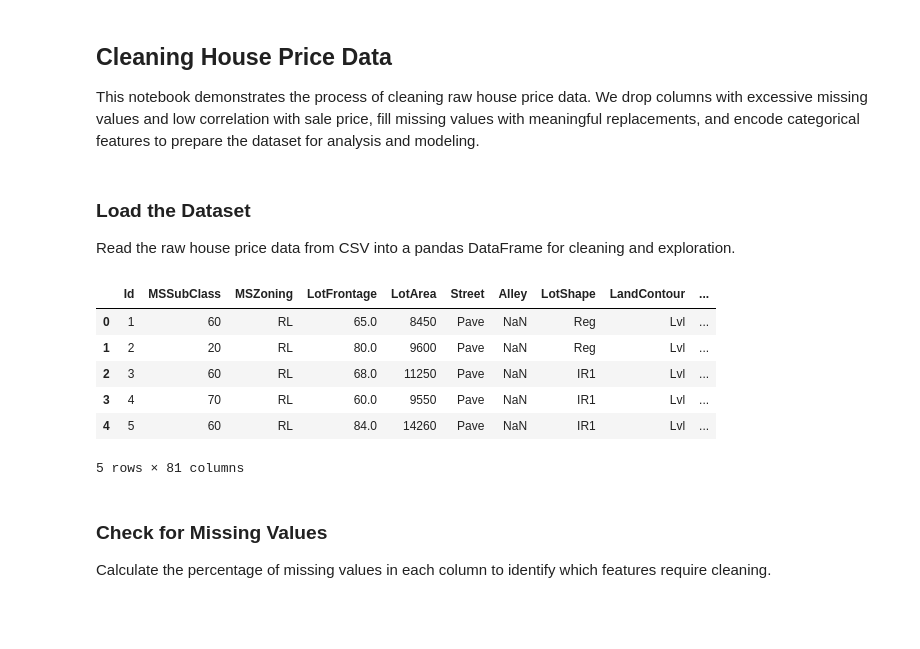
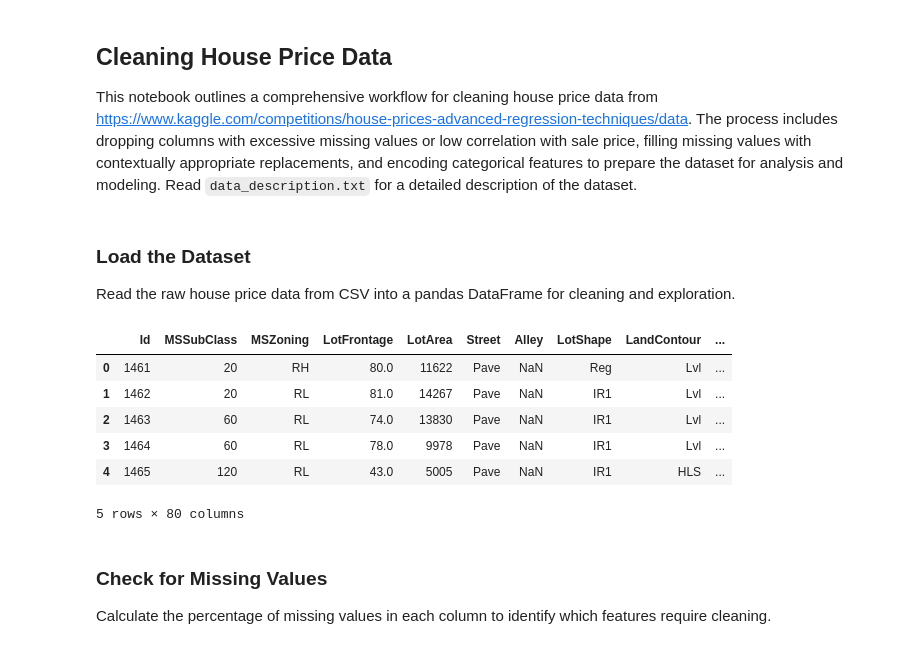
Before and after one commit to RaymussenArthur/House-Price, a Jupyter notebook: Notebooks/CleaningData.ipynb, the cells around one changed output. Saved outputs shown, nothing was run; the diff lists cells and outputs as text; code cells hidden in the pictures; blank space fills up the shorter version.

```diff
--- a/Notebooks/CleaningData.ipynb
+++ b/Notebooks/CleaningData.ipynb
@@ -1,6 +1,6 @@
 # %% [markdown]
 ## Cleaning House Price Data
-This notebook demonstrates the process of cleaning raw house price data. We drop columns with excessive missing values and low correlation with sale price, fill missing values with meaningful replacements, and encode categorical features to prepare the dataset for analysis and modeling.
+This notebook outlines a comprehensive workflow for cleaning house price data from https://www.kaggle.com/competitions/house-prices-advanced-regression-techniques/data. The process includes dropping columns with excessive missing values or low correlation with sale price, filling missing values with contextually appropriate replacements, and encoding categorical features to prepare the dataset for analysis and modeling. Read `data_description.txt` for a detailed description of the dataset.
 # %%
 import pandas as pd
 import seaborn as sns
@@ -10,15 +10,17 @@ import matplotlib.pyplot as plt
 Read the raw house price data from CSV into a pandas DataFrame for cleaning and exploration.
 # %%
 df = pd.read_csv('../Data/train.csv')
+df2 = pd.read_csv('../Data/test.csv')
 df.head()
+df2.head()
 # %% [output]
 |  | Id | MSSubClass | MSZoning | LotFrontage | LotArea | Street | Alley | LotShape | LandContour | ... |
-| 0 | 1 | 60 | RL | 65.0 | 8450 | Pave | NaN | Reg | Lvl | ... |
-| 1 | 2 | 20 | RL | 80.0 | 9600 | Pave | NaN | Reg | Lvl | ... |
-| 2 | 3 | 60 | RL | 68.0 | 11250 | Pave | NaN | IR1 | Lvl | ... |
-| 3 | 4 | 70 | RL | 60.0 | 9550 | Pave | NaN | IR1 | Lvl | ... |
-| 4 | 5 | 60 | RL | 84.0 | 14260 | Pave | NaN | IR1 | Lvl | ... |
+| 0 | 1461 | 20 | RH | 80.0 | 11622 | Pave | NaN | Reg | Lvl | ... |
+| 1 | 1462 | 20 | RL | 81.0 | 14267 | Pave | NaN | IR1 | Lvl | ... |
+| 2 | 1463 | 60 | RL | 74.0 | 13830 | Pave | NaN | IR1 | Lvl | ... |
+| 3 | 1464 | 60 | RL | 78.0 | 9978 | Pave | NaN | IR1 | Lvl | ... |
+| 4 | 1465 | 120 | RL | 43.0 | 5005 | Pave | NaN | IR1 | HLS | ... |
-5 rows × 81 columns
+5 rows × 80 columns
 # %% [markdown]
 ### Check for Missing Values
 Calculate the percentage of missing values in each column to identify which features require cleaning.
```
Also changed, not shown: parts of 3 cells of this notebook, 6 other files.
